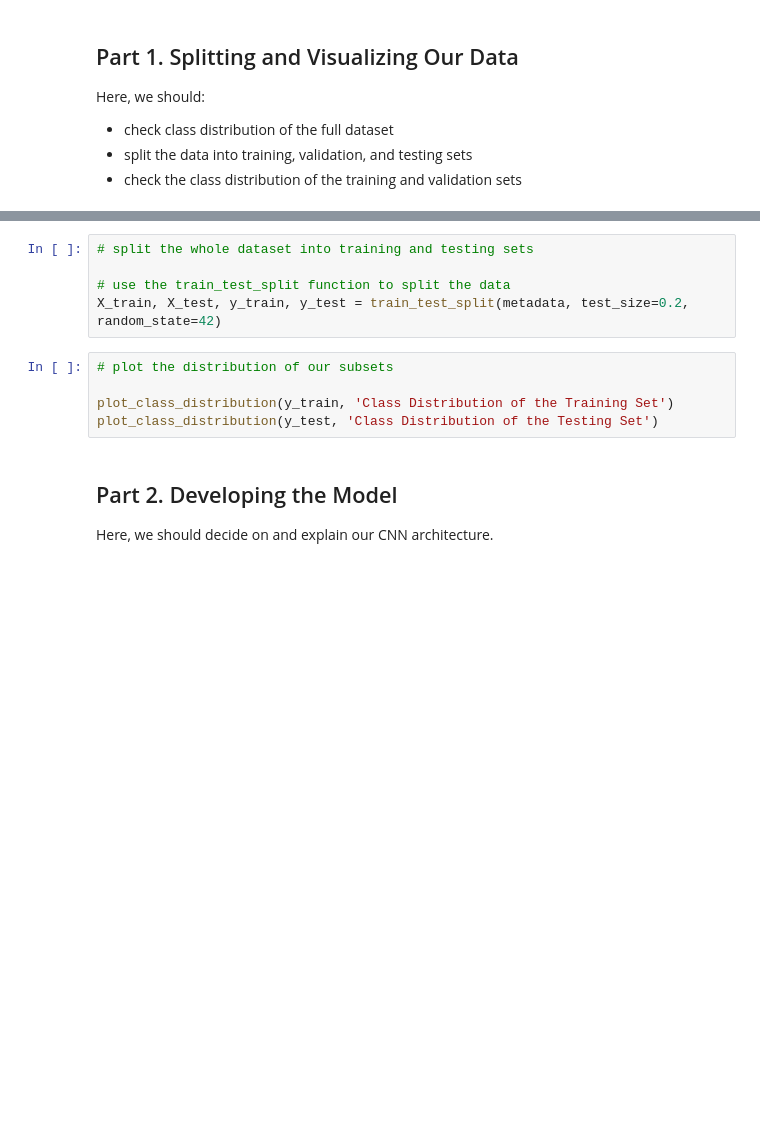
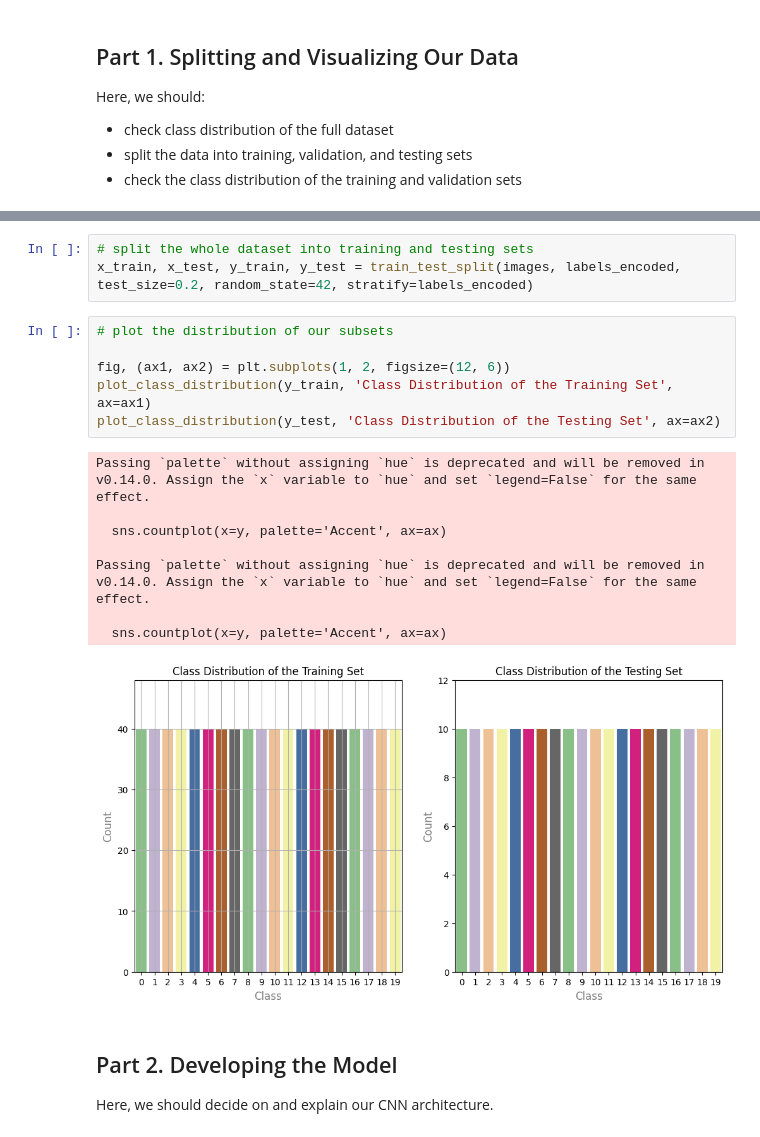
Before and after one commit to RGBHamSandwich/ANNaDL_Bird_Project, a Jupyter notebook: NetworkNotebook.ipynb, the cells around one changed output, grey strips where cells are left out. Saved outputs shown, nothing was run; the diff lists cells and outputs as text; blank space fills up the shorter version.

```diff
--- a/NetworkNotebook.ipynb
+++ b/NetworkNotebook.ipynb
@@ -89,13 +148,21 @@ plot_class_distribution(metadata['label'], 'Class Distribution of the Dataset')
 # %%
 # split the whole dataset into training and testing sets
-
-# use the train_test_split function to split the data
-X_train, X_test, y_train, y_test = train_test_split(metadata, test_size=0.2, random_state=42)
+x_train, x_test, y_train, y_test = train_test_split(images, labels_encoded, test_size=0.2, random_state=42, stratify=labels_encoded)
 # %%
 # plot the distribution of our subsets
 
-plot_class_distribution(y_train, 'Class Distribution of the Training Set')
-plot_class_distribution(y_test, 'Class Distribution of the Testing Set')
+fig, (ax1, ax2) = plt.subplots(1, 2, figsize=(12, 6))
+plot_class_distribution(y_train, 'Class Distribution of the Training Set', ax=ax1)
+plot_class_distribution(y_test, 'Class Distribution of the Testing Set', ax=ax2)
+# %% [output]
+Passing `palette` without assigning `hue` is deprecated and will be removed in v0.14.0. Assign the `x` variable to `hue` and set `legend=False` for the same effect.
+
+  sns.countplot(x=y, palette='Accent', ax=ax)
+
+Passing `palette` without assigning `hue` is deprecated and will be removed in v0.14.0. Assign the `x` variable to `hue` and set `legend=False` for the same effect.
+
+  sns.countplot(x=y, palette='Accent', ax=ax)
+[figure, added]
 # %% [markdown]
 ## Part 2. Developing the Model
 Here, we should decide on and explain our CNN architecture.
```
Also changed, not shown: parts of 7 cells of this notebook, 1 other file.
